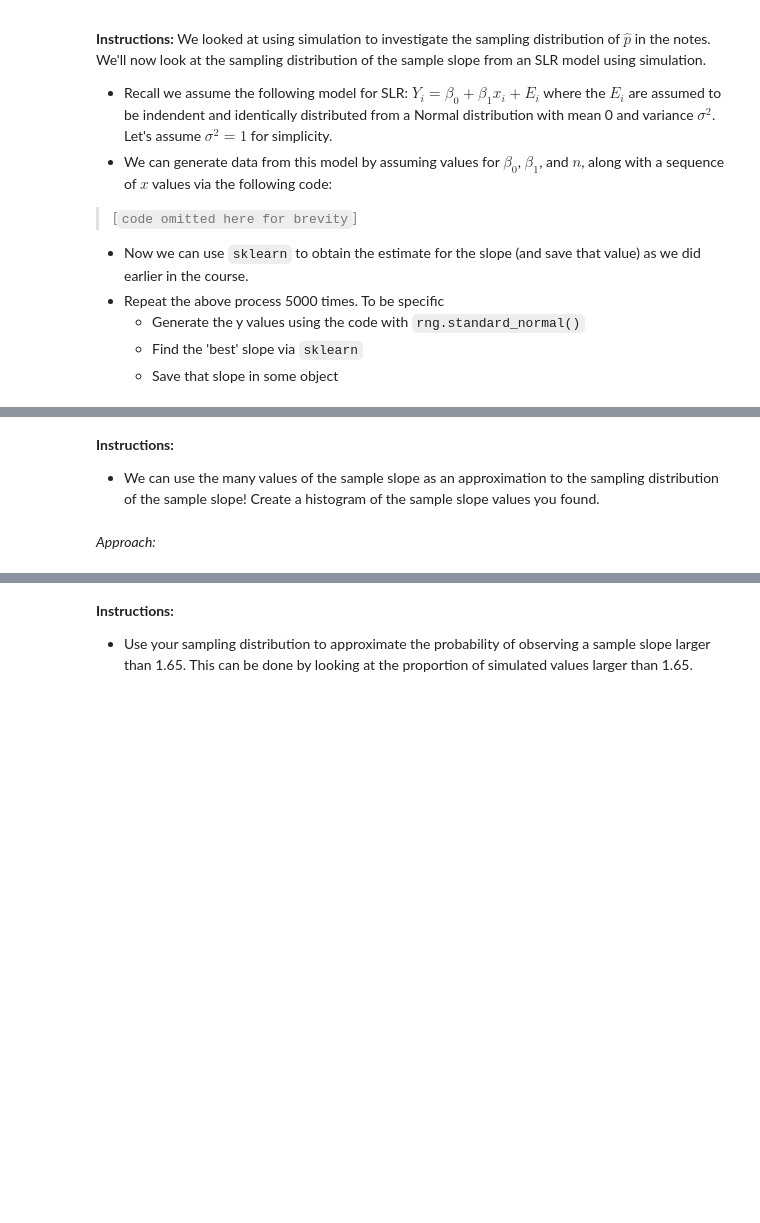
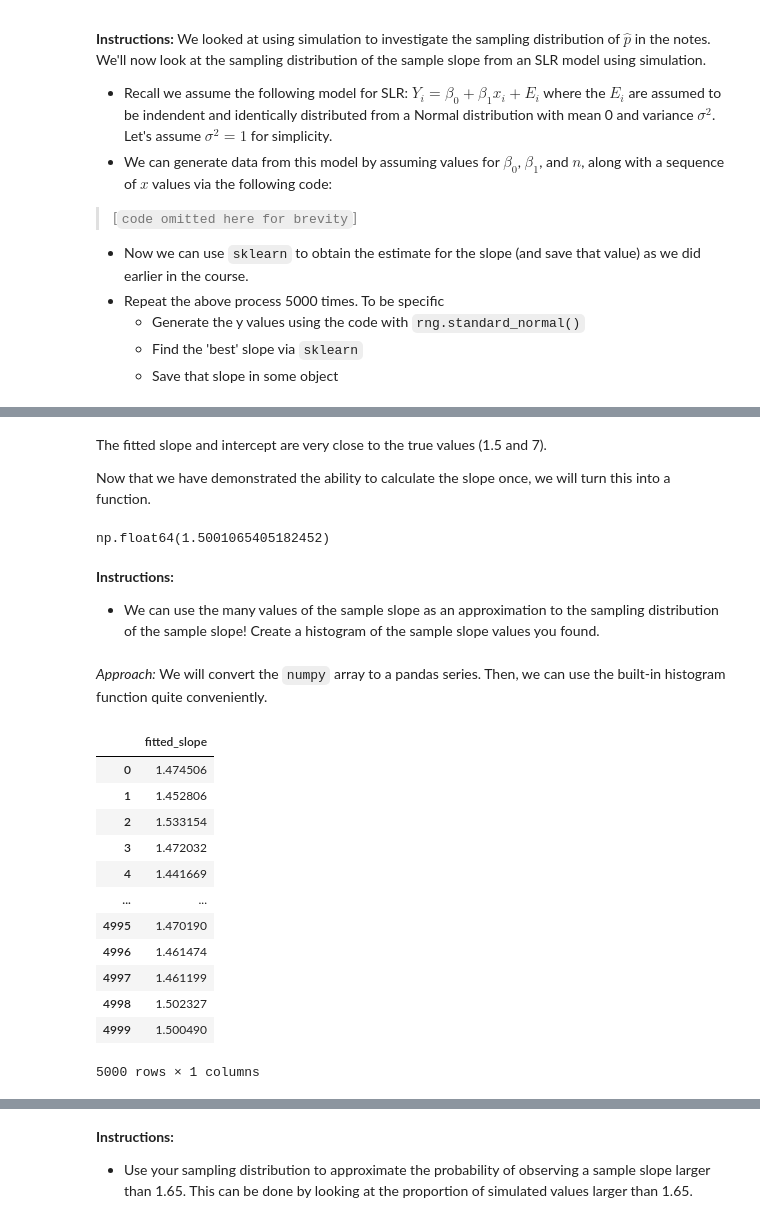
Before and after one commit to trevorlillywhite/HW5_ST554_Trevor_Lillywhite, a Jupyter notebook: HW_5_ST_554_Trevor_Lillywhite.ipynb, the cells around one changed output, grey strips where cells are left out. Drawn from its saved outputs; the diff is of its cells as text; code cells hidden in the pictures; blank space fills up the shorter version.

```diff
--- a/HW_5_ST_554_Trevor_Lillywhite.ipynb
+++ b/HW_5_ST_554_Trevor_Lillywhite.ipynb
@@ -71,5 +120,69 @@ _Approach:_
+# %% [markdown]
+The fitted slope and intercept are very close to the true values (1.5 and 7).
+
+Now that we have demonstrated the ability to calculate the slope once, we will turn this into a function.
+# %%
+# Wrap code into a function to return a set of sample slopes
+
+def get_slopes(n_samples, beta_0_input = 7, beta_1_input = 1.5):
+    '''
+    This function takes given value of beta_0 (default: 7) and
+    beta_1 (default: 1.5) and generates random samples around the line
+    Y_i = beta_0 + beta_1*x_i + E_i where E_i is determined by
+    randomly sampling a unit standard normal distribution.
+    The user specifies the number of samples to repeat.
+    The function outputs an array of the sample slopes for each sample.
+    '''
+    # Set random seed
+    seed = 32
+    rng = default_rng(seed)
+    # Get three 'values' of x at each integer from 0 to 10.
+    x = np.array(list(np.linspace(start = 0, stop = 10, num = 11))*3)
+    n = len(x)
+
+    # Initialize empty array for each sample's fitted slope
+    slope_set = np.zeros(n_samples)
+    # Iteratively create y-values for each sample and fit a slope using SLR
+    for i in range(n_samples):
+        # Create the 'responses' modeled from the line plus a random deviation
+        y = beta_0 + beta_1*x + rng.standard_normal(n)
+        # Instantiate linear regression model as an object
+        reg = sklearn.linear_model.LinearRegression()
+        # Fit model on data
+        reg.fit(x.reshape(-1,1), y.reshape(-1,1))
+        # Determine fitted slope (the first and only SLR coefficient)
+        slope_set[i] = reg.coef_[0,0]
+    return slope_set
+# %%
+# Generate 5000 independent sample slopes
+slopes = get_slopes(5000)
+# Print mean to check functionality
+slopes.mean()
+# %% [output]
+np.float64(1.5001065405182452)
 # %% [markdown]
 **Instructions:**
 + We can use the many values of the sample slope as an approximation to the sampling distribution of the sample slope! Create a histogram of the sample slope values you found.
-# %% [markdown]
-_Approach:_
+# %% [markdown]
+_Approach:_ We will convert the `numpy` array to a pandas series. Then, we can use the built-in histogram function quite conveniently.
+# %%
+# Import relevant module
+import pandas as pd
+# Convert results to pandas DataFrame
+slopes = pd.DataFrame(slopes)
+slopes.columns = ['fitted_slope']
+slopes
+# %% [output]
+|  | fitted_slope |
+| 0 | 1.474506 |
+| 1 | 1.452806 |
+| 2 | 1.533154 |
+| 3 | 1.472032 |
+| 4 | 1.441669 |
+| ... | ... |
+| 4995 | 1.470190 |
+| 4996 | 1.461474 |
+| 4997 | 1.461199 |
+| 4998 | 1.502327 |
+| 4999 | 1.500490 |
+5000 rows × 1 columns
```
Also changed, not shown: parts of 17 cells of this notebook.
